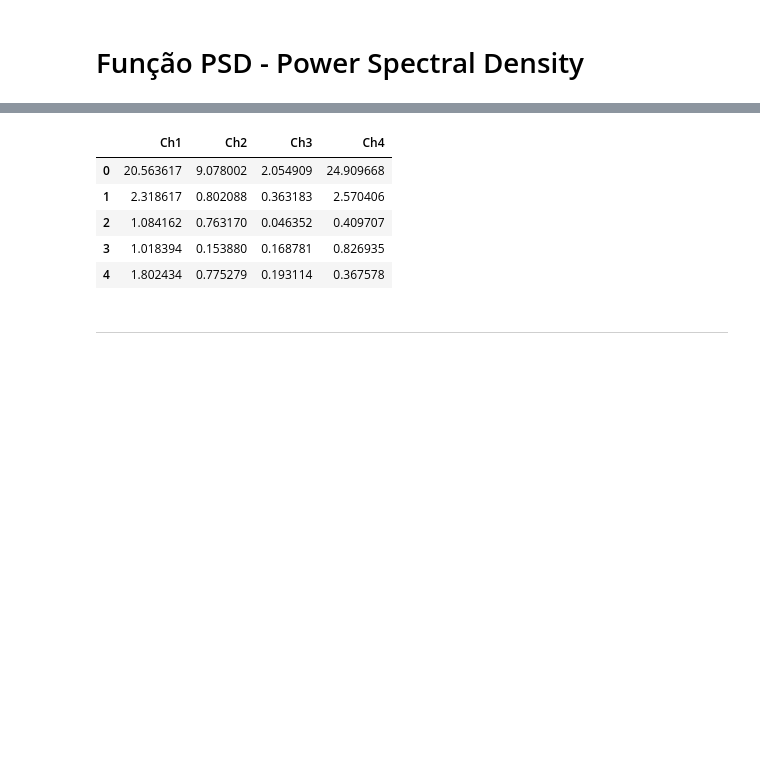
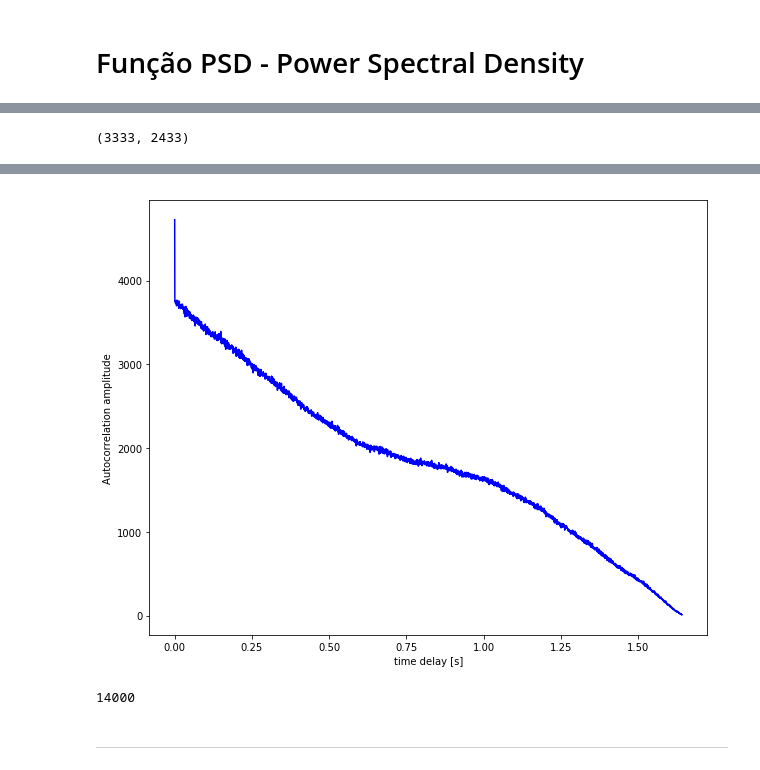
Before and after one commit to Collumbus/PKS_ML, a Jupyter notebook: processing.ipynb, the cells around one changed output, grey strips where cells are left out. Saved outputs shown, nothing was run; the diff lists cells and outputs as text; code cells hidden in the pictures; blank space fills up the shorter version.

```diff
--- a/processing.ipynb
+++ b/processing.ipynb
@@ -263,3 +307,29 @@ def get_autocorr_values(y_values, T, N, f_s):
     autocorr_values = autocorr(y_values)
     x_values = np.array([T * jj for jj in range(0, N)])
     return x_values, autocorr_values
+# %%
+a=[]
+for i in files:
+    c = np.load('preproc/'+i[:-4]+'_std.npy')
+    #X = np.abs(np.fft.fft(Xc[:, 0]))
+    df = pd.DataFrame(data=c, columns=['Ch1','Ch2','Ch3','Ch4'])
+    #Nomeia cada coluna "canal"
+    df = df.rename(columns={0: 'Ch1'})
+    df = df.rename(columns={1: 'Ch2'})
+    df = df.rename(columns={2: 'Ch3'})
+    df = df.rename(columns={3: 'Ch4'})
+
+    f_s = 2000.
+    N = len(df)
+    t_n = N / f_s
+    T = t_n / N
+
+    Xc = df.copy()
+    a.append(len(Xc))
+    for labels in df.columns.values:
+        f , psd_values = get_autocorr_values(df[labels], T, N, f_s)
+        Psd = psd_values
+        Xc[str(labels)] = Psd
+
+    np.save('./preproc/'+i[:-4]+'_acv', Xc[:-49], allow_pickle=False)
+    print i[:-4]+'_acv.npy'
@@ -266,8 +354,15 @@ def get_autocorr_values(y_values, T, N, f_s):
+# %%
+max(a),min(a)
+# %% [output]
+(3333, 2433)
 # %%
 t_values, autocorr_values = get_autocorr_values(composite_y_value, T, N, f_s)
-
+f = plt.figure()
 plt.plot(t_values, autocorr_values, linestyle='-', color='blue')
 plt.xlabel('time delay [s]')
 plt.ylabel('Autocorrelation amplitude')
+f.set_size_inches(w=10,h=8)
 plt.show()
+
+%matplotlib inline
 # %% [output]
@@ -276,15 +369,8 @@ plt.show()
+[figure, added]
-# %%
-c = np.load('preproc/pr16.1.1_fft.npy')
-
-dfn = pd.DataFrame(data=c, columns=['Ch1','Ch2','Ch3','Ch4'])
-dfn.head()
-# %% [output]
-|  | Ch1 | Ch2 | Ch3 | Ch4 |
-| 0 | 20.563617 | 9.078002 | 2.054909 | 24.909668 |
-| 1 | 2.318617 | 0.802088 | 0.363183 | 2.570406 |
-| 2 | 1.084162 | 0.763170 | 0.046352 | 0.409707 |
-| 3 | 1.018394 | 0.153880 | 0.168781 | 0.826935 |
-| 4 | 1.802434 | 0.775279 | 0.193114 | 0.367578 |
+# %%
+len(autocorr_values)
+# %% [output]
+14000
 # %% [markdown]
 ---
 # %%
```
Also changed, not shown: parts of 14 cells of this notebook, 4 other files.
